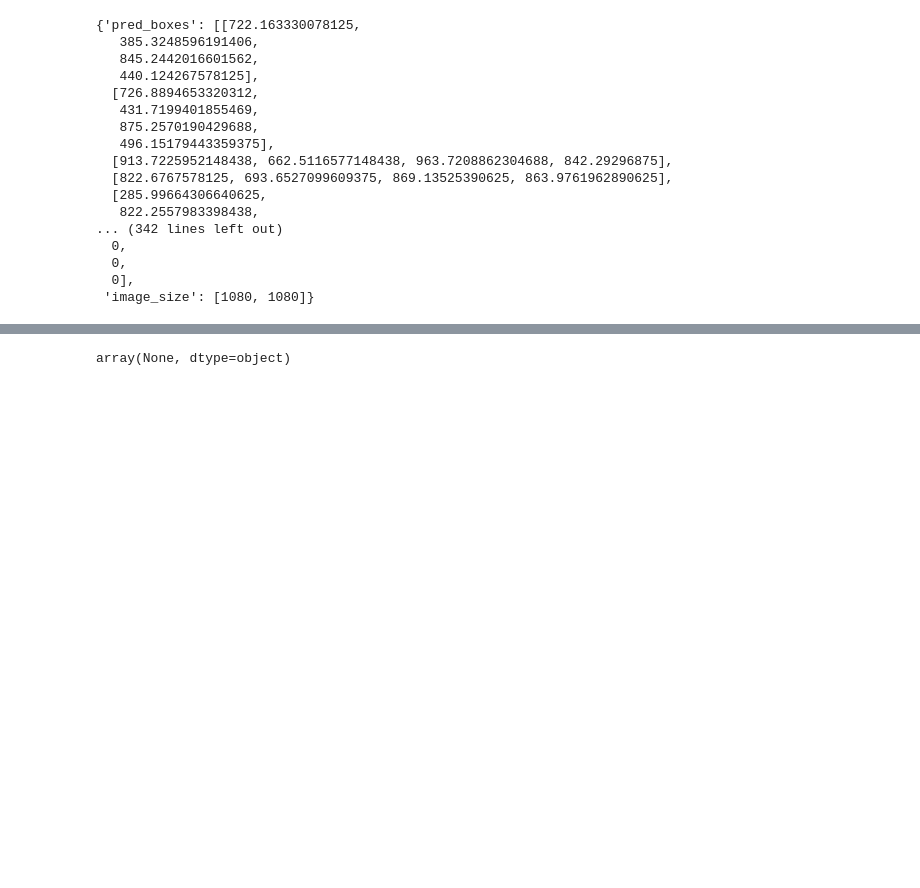
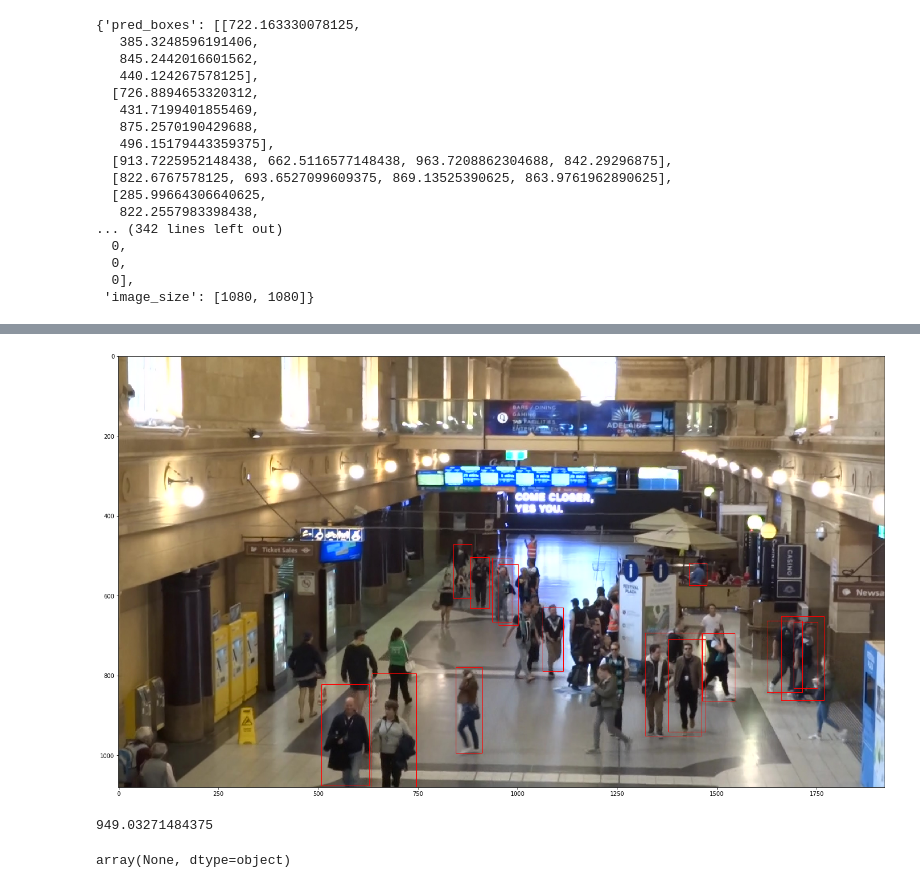
Before and after one commit to iprivit/object-tracking-project, a Jupyter notebook: detectron2_train/deploy_detectron2_endpoint.ipynb, the cells around one changed output, grey strips where cells are left out. Cells and saved outputs as stored; diff of their text form; code cells hidden in the pictures; blank space fills up the shorter version.

```diff
--- a/detectron2_train/deploy_detectron2_endpoint.ipynb
+++ b/detectron2_train/deploy_detectron2_endpoint.ipynb
@@ -237,2 +248,24 @@ len(bytearray(img_arr))/3/512/512
+# %%
+img = Image.open(img_paths[0])
+img_arr = np.array(img)
+
+fig,ax = plt.subplots(1, figsize=(24,14))
+
+# Display the image
+ax.imshow(np.array(img_arr))
+
+# Create a Rectangle patch
+for i,labs in enumerate(response['pred_boxes']):
+    if (response['pred_classes'][i]==0)&(response['scores'][i]>.2):
+        rect = patches.Rectangle((labs[0]*(1920/1080), labs[1]),(labs[2]-labs[0])*(1920/1080),labs[3]-labs[1] ,linewidth=1,edgecolor='r',facecolor='none') # 50,100),40,30
+        ax.add_patch(rect)
+
+plt.show()
+# %% [output]
+[figure, added]
+# %%
+labs[0]
+# %% [output]
+949.03271484375
 # %%
 
```
Also changed, not shown: parts of 8 cells of this notebook, 4 other files.
